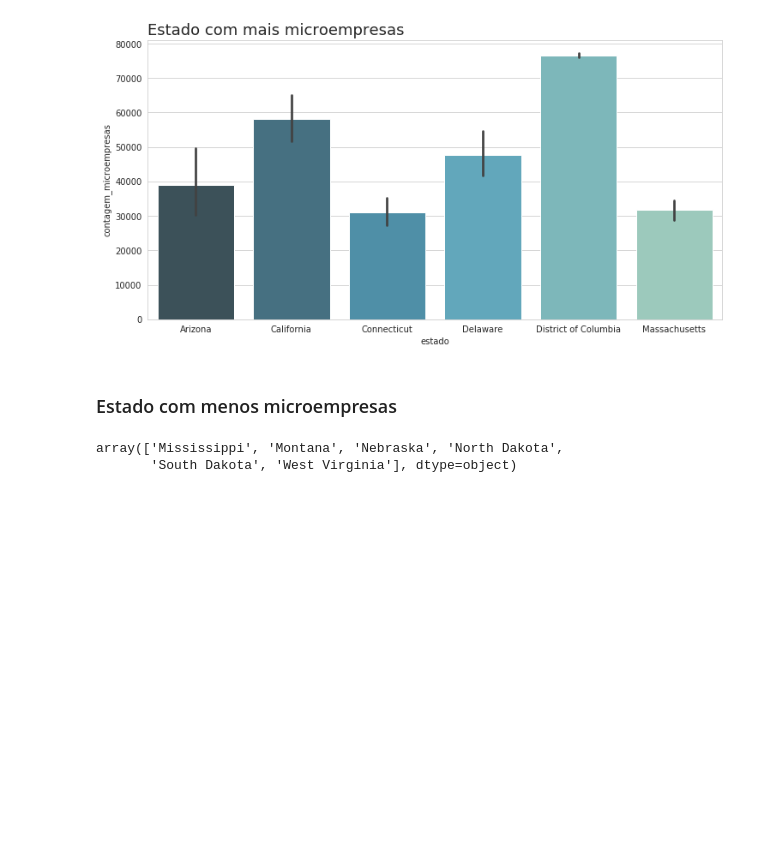
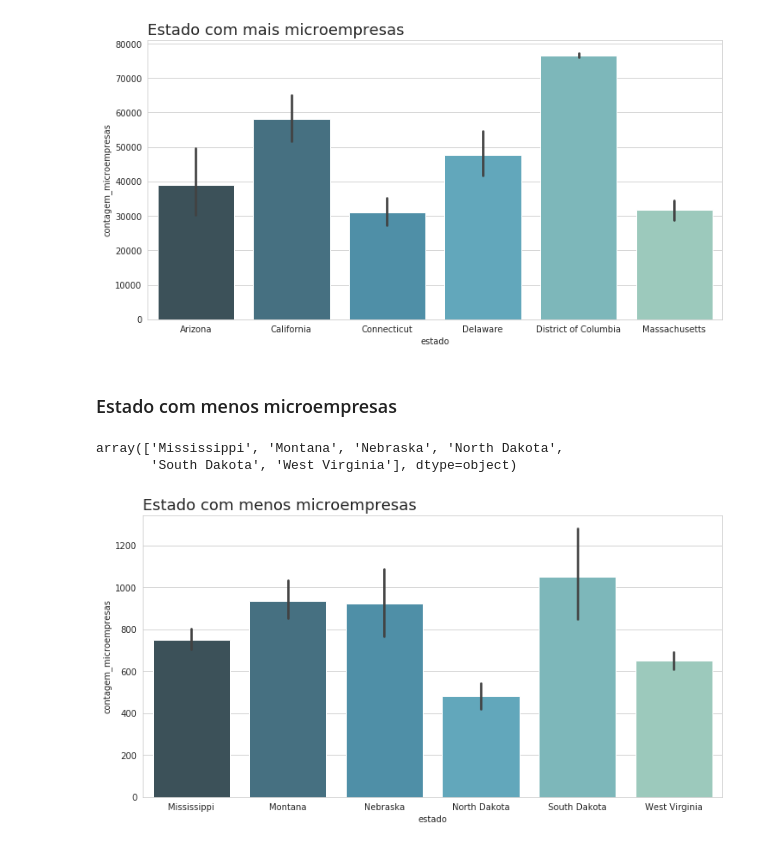
Before and after one commit to rafflds/Atividade_microempresas-, a Jupyter notebook: Prever a atividade de microempresas .ipynb, the cells around one changed output. Drawn from its saved outputs; the diff is of its cells as text; code cells hidden in the pictures; blank space fills up the shorter version.

```diff
--- a/Prever a atividade de microempresas .ipynb
+++ b/Prever a atividade de microempresas .ipynb
@@ -359,10 +359,11 @@ data3.estado.unique()
 array(['Mississippi', 'Montana', 'Nebraska', 'North Dakota',
        'South Dakota', 'West Virginia'], dtype=object)
 # %%
-ax = sns.barplot(x='estado', y='contagem_microempresas', palette='GnBu_d', data = data3,
-                order= data3.sort_values('contagem_microempresas', ascending=False).estado)
+ax = sns.barplot(x='estado', y='contagem_microempresas', palette='GnBu_d', data = data3)
 
 ax.set_title('Estado com menos microempresas', loc='left',
             fontsize=18)
 
 ax.figure.set_size_inches(12,6)
+# %% [output]
+[figure, added]
```
